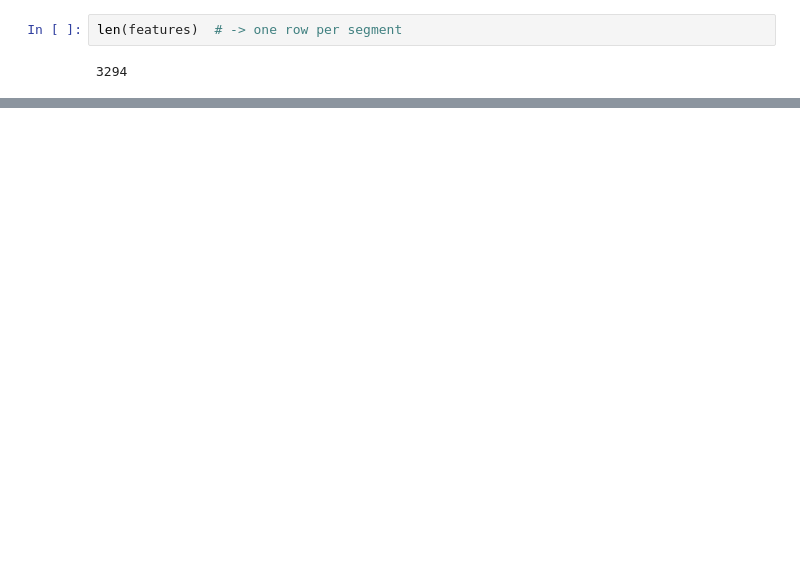
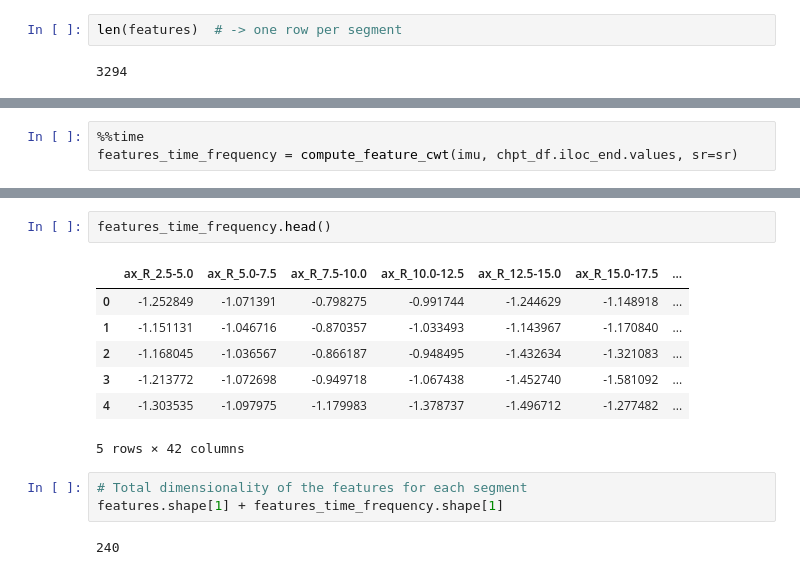
Before and after one commit to rfayat/DISSeCT, a Jupyter notebook: notebooks/02_features.ipynb, the cells around one changed output, grey strips where cells are left out. Cells and saved outputs as stored; diff of their text form; blank space fills up the shorter version.

```diff
--- a/notebooks/02_features.ipynb
+++ b/notebooks/02_features.ipynb
@@ -71,0 +141,3 @@ import ssqueezepy
+# %%
+%%time
+features_time_frequency = compute_feature_cwt(imu, chpt_df.iloc_end.values, sr=sr)
@@ -71,0 +147,15 @@ import ssqueezepy
+# %%
+features_time_frequency.head()
+# %% [output]
+|  | ax_R_2.5-5.0 | ax_R_5.0-7.5 | ax_R_7.5-10.0 | ax_R_10.0-12.5 | ax_R_12.5-15.0 | ax_R_15.0-17.5 | ... |
+| 0 | -1.252849 | -1.071391 | -0.798275 | -0.991744 | -1.244629 | -1.148918 | ... |
+| 1 | -1.151131 | -1.046716 | -0.870357 | -1.033493 | -1.143967 | -1.170840 | ... |
+| 2 | -1.168045 | -1.036567 | -0.866187 | -0.948495 | -1.432634 | -1.321083 | ... |
+| 3 | -1.213772 | -1.072698 | -0.949718 | -1.067438 | -1.452740 | -1.581092 | ... |
+| 4 | -1.303535 | -1.097975 | -1.179983 | -1.378737 | -1.496712 | -1.277482 | ... |
+5 rows × 42 columns
+# %%
+# Total dimensionality of the features for each segment
+features.shape[1] + features_time_frequency.shape[1]
+# %% [output]
+240
```
Also changed, not shown: parts of 11 cells of this notebook, 3 other files.
